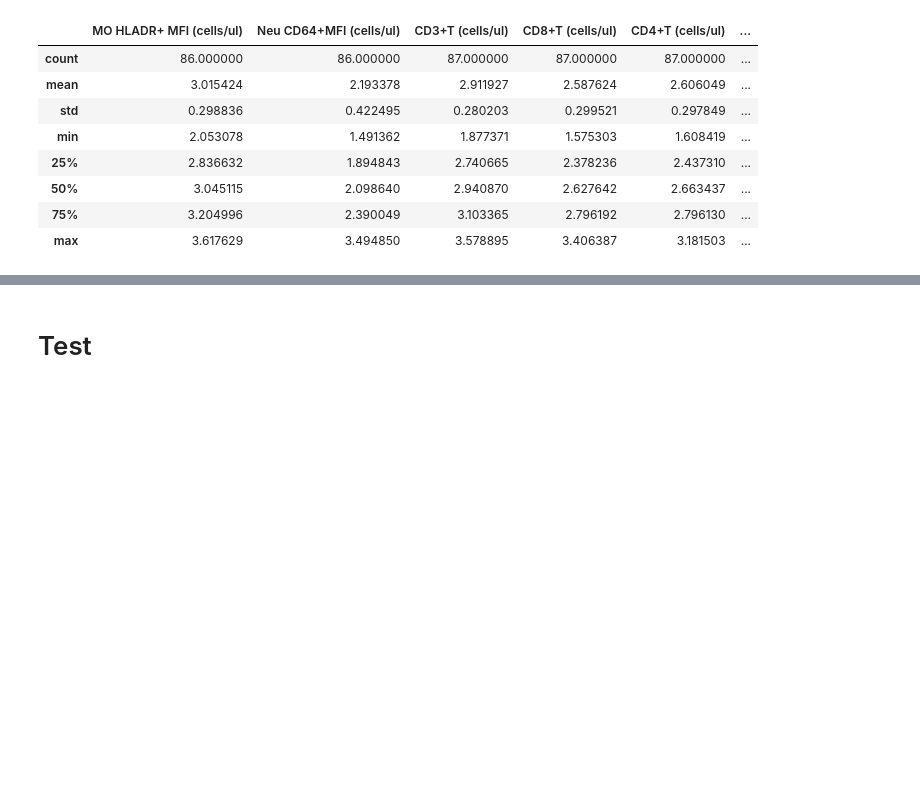
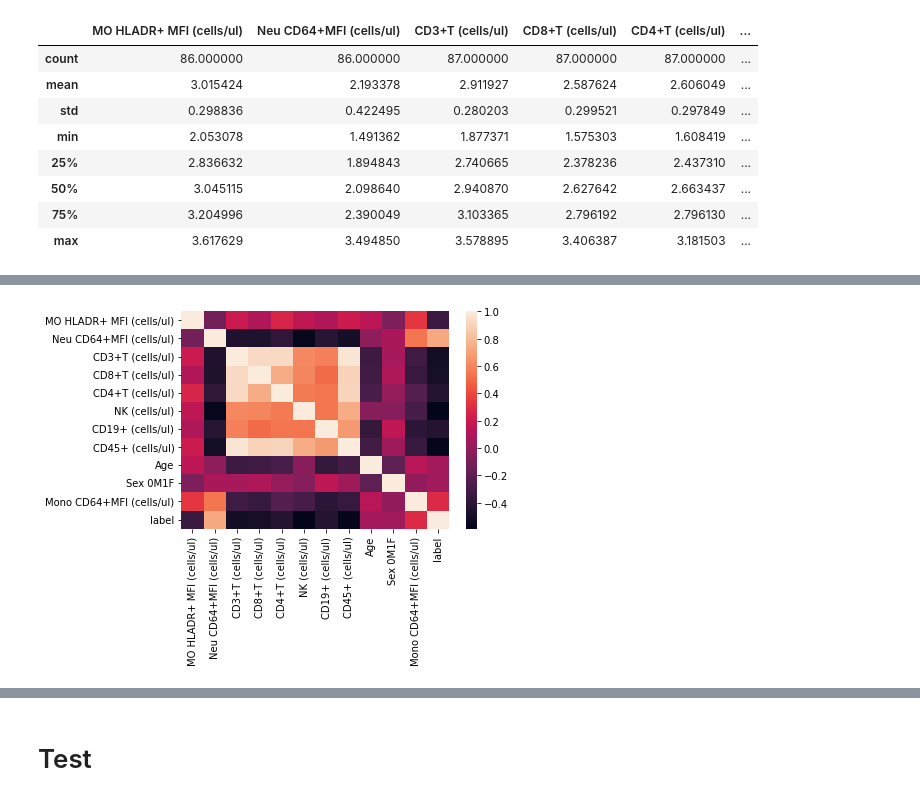
Before and after one commit to ycchanau/Individual_Project, a Jupyter notebook: 5001-individual-project.ipynb, the cells around one changed output, grey strips where cells are left out. Saved outputs shown, nothing was run; the diff lists cells and outputs as text; code cells hidden in the pictures; blank space fills up the shorter version.

```diff
--- a/5001-individual-project.ipynb
+++ b/5001-individual-project.ipynb
@@ -164,3 +164,8 @@ train_data.iloc[:,:-1]
+# %%
+sns.heatmap(train_data.corr())
+plt.show()
+# %% [output]
+[figure, added]
 # %%
 # train_data = train_data.dropna()
 # print(f'Original dataset samples per class {Counter(train_data[label])}')
```
Also changed, not shown: parts of 4 cells of this notebook.
